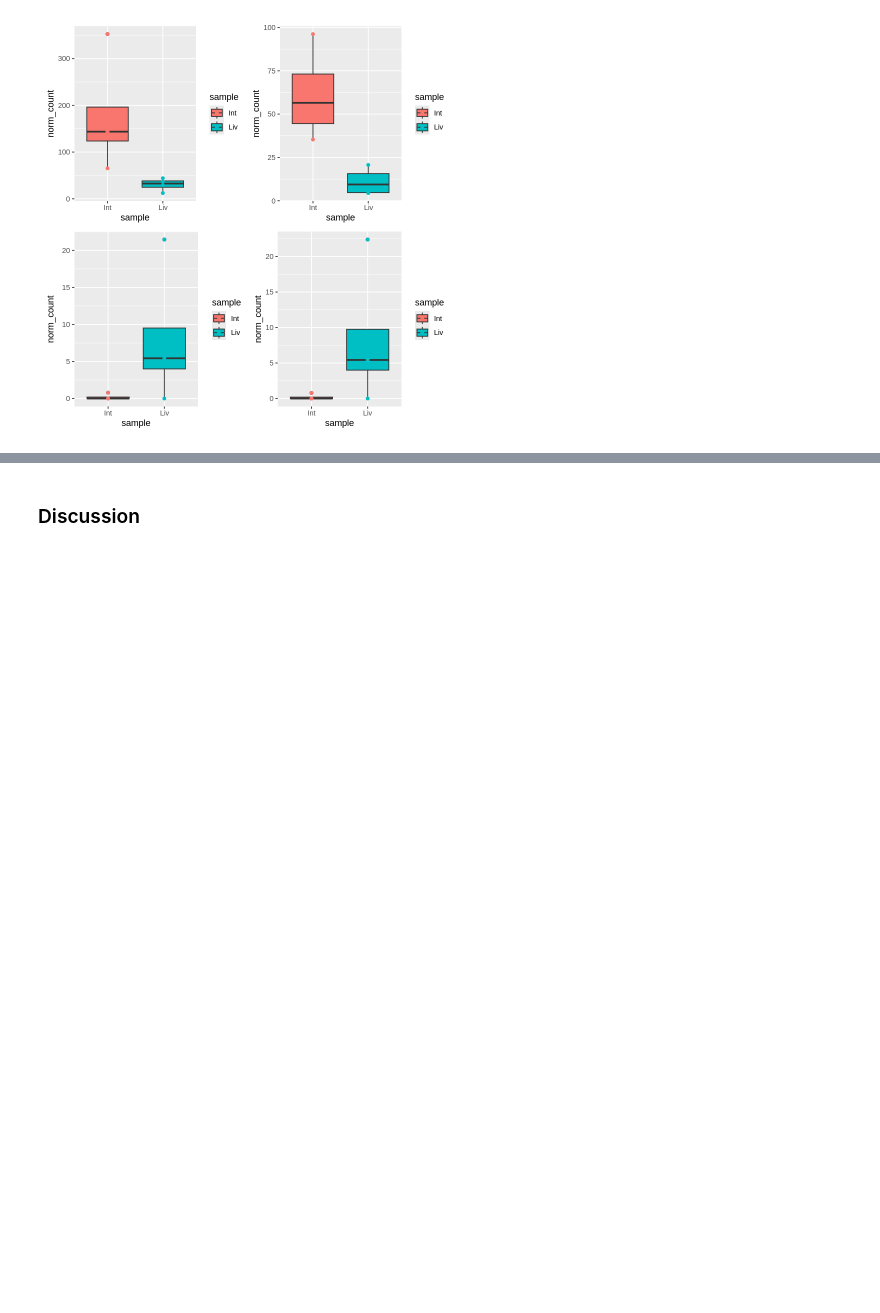
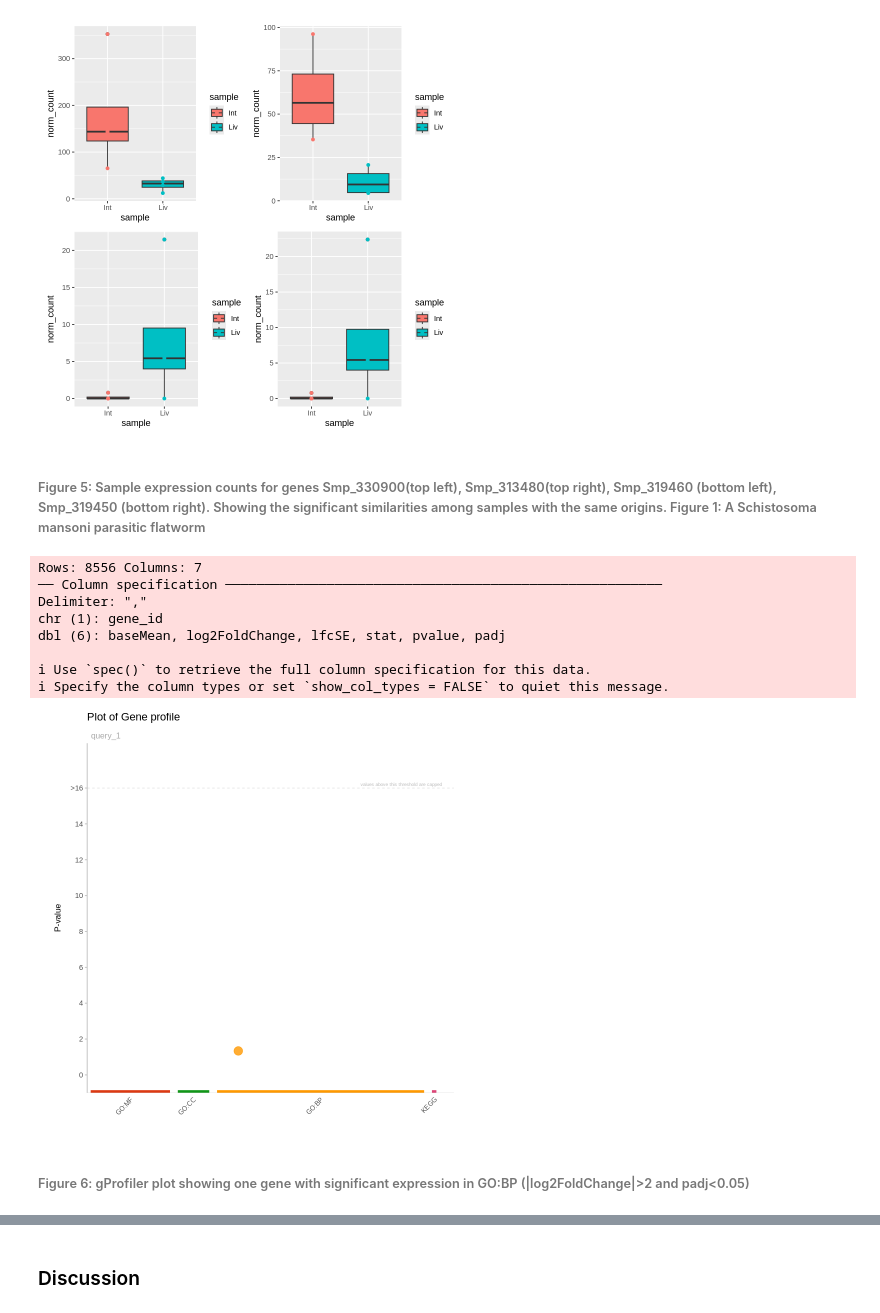
Before and after one commit to Mccallke0364/Bioinformatics-UWEC-Coursework-Liver-RNA-Seq, a Jupyter notebook: Manuscript.ipynb, the cells around one changed output, grey strips where cells are left out. Drawn from its saved outputs; the diff is of its cells as text; code cells hidden in the pictures; blank space fills up the shorter version.

Commit message:
results and disscussion drafted

```diff
--- a/Manuscript.ipynb
+++ b/Manuscript.ipynb
@@ -262,3 +280,29 @@ combined_plot<- (plot_one+plot_two)/(plot_three+plot_four)
 combined_plot
 # %% [output]
 [figure]
+# %% [markdown]
+###### Figure 5: Sample expression counts for genes Smp_330900(top left), Smp_313480(top right), Smp_319460 (bottom left), Smp_319450 (bottom right). Showing the significant similarities among samples with the same origins. Figure 1: A Schistosoma mansoni parasitic flatworm
+# %%
+
+degs <- read_csv("/data/classes/2025/spring/biol443/course_files/rnaseq_data/deseq_results.csv")|>
+    filter(padj<=0.05, abs(log2FoldChange)>2)
+genes <- degs$gene_id
+
+gostres <- gost(query=genes,
+            organism = "smansoni")
+            gostplot(gostres, interactive=FALSE)+
+ labs(x= "Gene_id", y= "P-value", title="Plot of Gene profile")
+
+ggsave("gProfile.png", dpi = 500, width = 14, height = 7)
+# %% [output]
+Rows: 8556 Columns: 7
+── Column specification ────────────────────────────────────────────────────────
+Delimiter: ","
+chr (1): gene_id
+dbl (6): baseMean, log2FoldChange, lfcSE, stat, pvalue, padj
+
+ℹ Use `spec()` to retrieve the full column specification for this data.
+ℹ Specify the column types or set `show_col_types = FALSE` to quiet this message.
+[figure, added]
+# %% [markdown]
+###### Figure 6: gProfiler plot showing one gene with significant expression in GO:BP (|log2FoldChange|>2 and padj<0.05)
```
Also changed, not shown: parts of 10 cells of this notebook.
